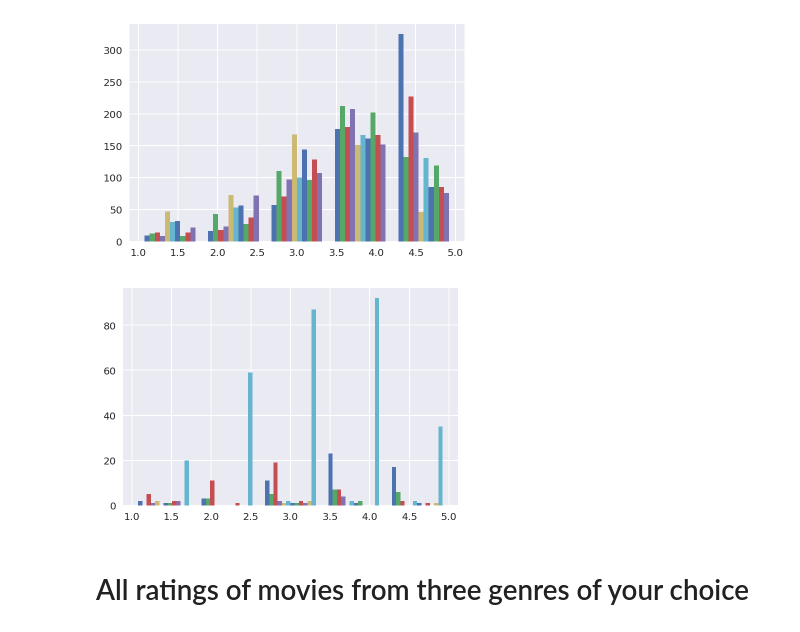
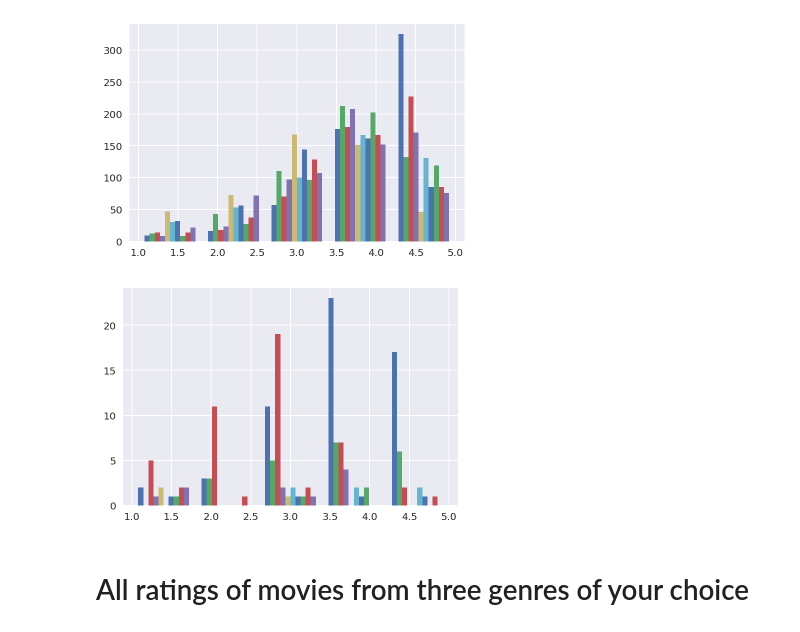
Before and after one commit to dibidave/central-nervous-system, a Jupyter notebook: project2/Basic Visualizations.ipynb, the cells around one changed output. Cells and saved outputs as stored; diff of their text form; code cells hidden in the pictures.

```diff
--- a/project2/Basic Visualizations.ipynb
+++ b/project2/Basic Visualizations.ipynb
@@ -53,8 +53,9 @@ top10 = avg_ratings['avg_rating'].nlargest(n = 10)
 
 ratinglist=[]
 for movie in top10.index:
-    ratinglist.append(ratings.loc[ratings['movie'] == movie]['rating'])
-    df.head()
+    ratinglist.append(ratings.loc[ratings['movie'] == movie + 1]['rating'])
+
+#print(ratinglist)
 
 plt.hist(ratinglist,bins=5)
 plt.show()
@@ -69,7 +70,7 @@ top10popular = nreviews.head(10)
 ratinglist=[]
 for movie in top10popular.index:
     ratinglist.append(ratings.loc[ratings['movie'] == movie]['rating'])
-    df.head()
+    #df.head()
 
 plt.hist(ratinglist,bins=5)
 plt.show()
@@ -78,15 +79,15 @@ plt.show()
 # %%
 top10 = avg_ratings['avg_rating'].nlargest(n = 10)
 
 ratinglist=[]
 for movie in top10.index:
     ratinglist.append(ratings.loc[ratings['movie'] == movie]['rating'])
-    df.head()
+    #df.head()
 
 plt.hist(ratinglist,bins=5)
 plt.show()
 # %% [output]
-[figure, old version]
+[figure, new version]
 # %% [markdown]
 # All ratings of movies from three genres of your choice
 # %%
```
Also changed, not shown: parts of 3 cells of this notebook, 1 other file.
